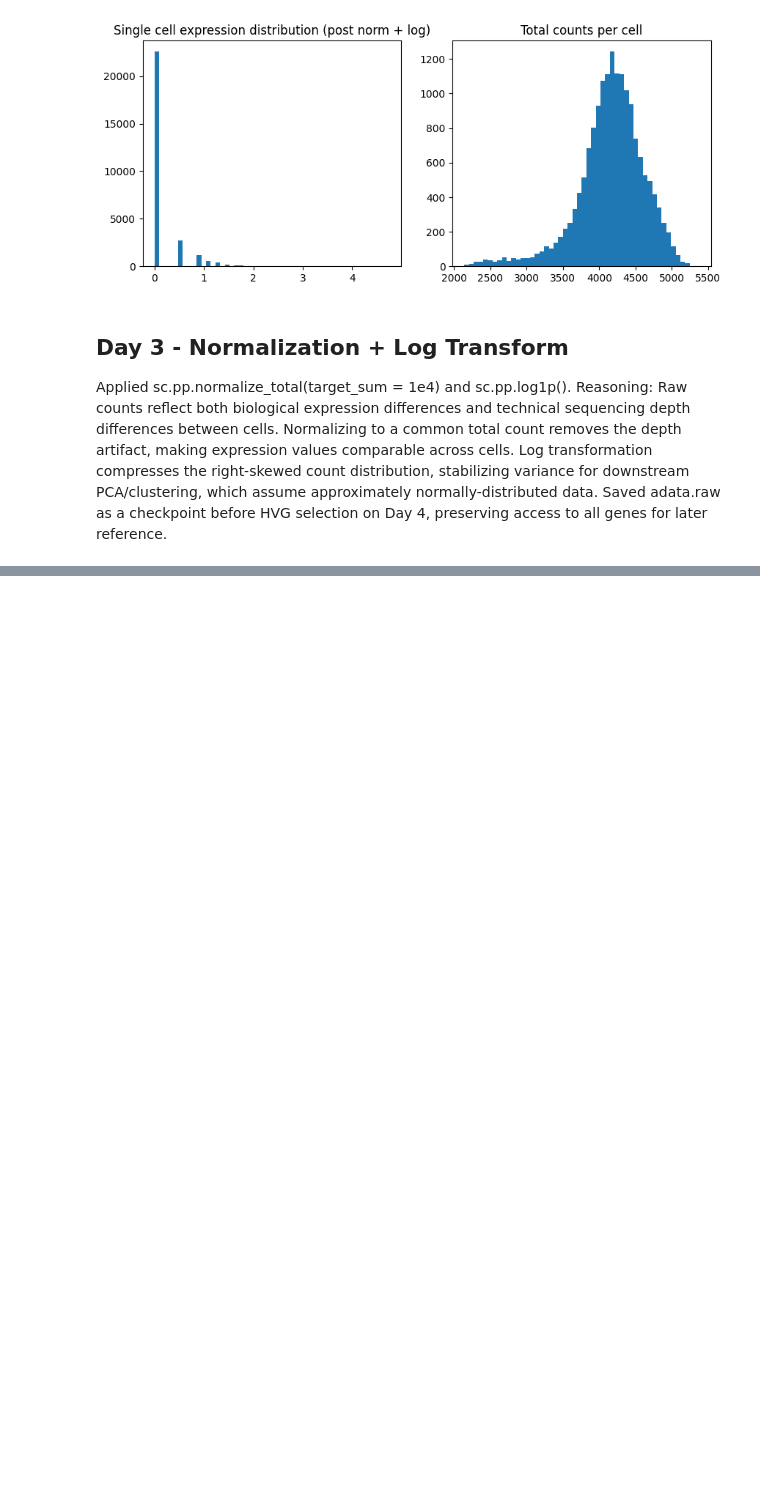
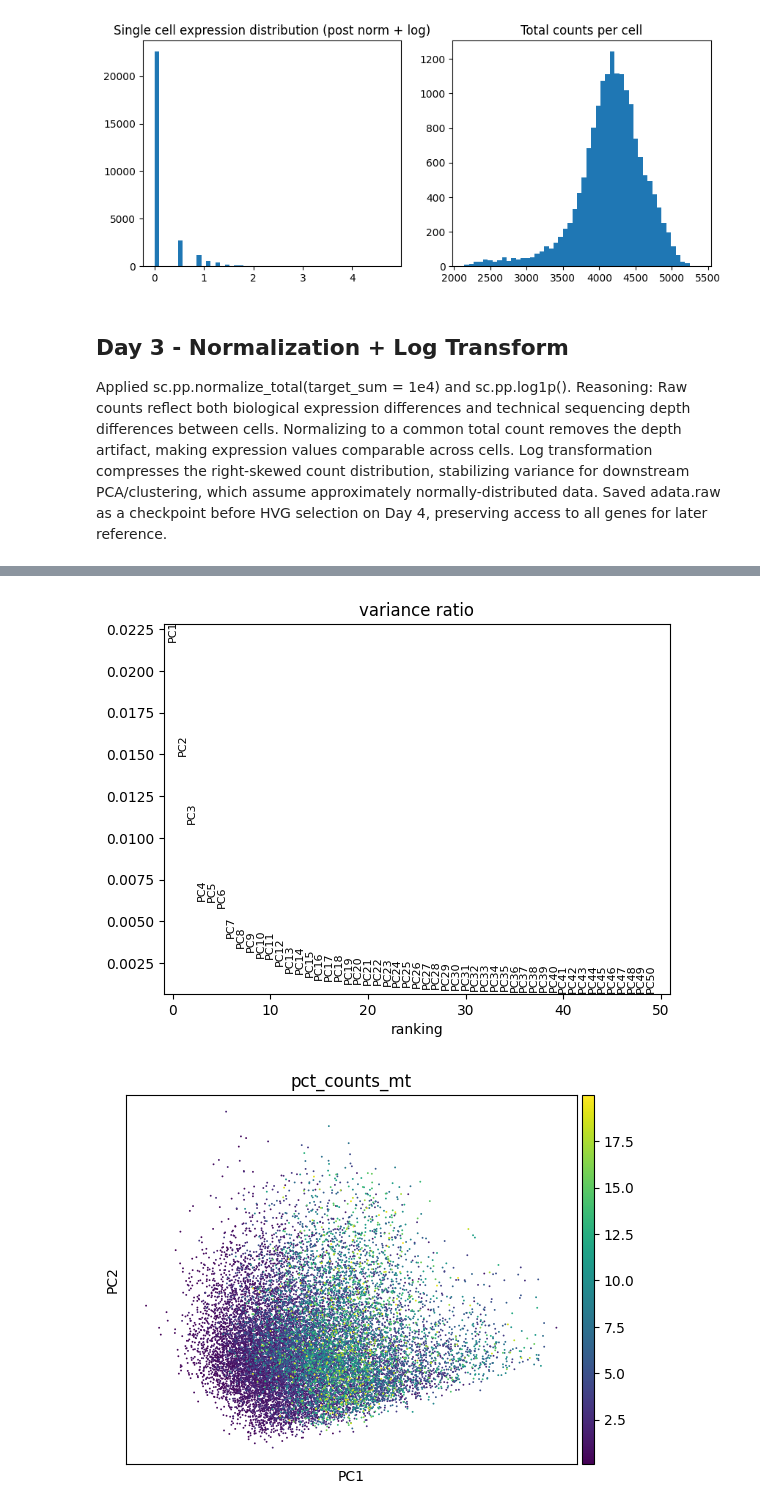
Before and after one commit to matthewniu333/neuroblastoma-multiome, a Jupyter notebook: notebooks/rna_preprocessing.ipynb, the cells around one changed output, grey strips where cells are left out. Saved outputs shown, nothing was run; the diff lists cells and outputs as text; code cells hidden in the pictures; blank space fills up the shorter version.

```diff
--- a/notebooks/rna_preprocessing.ipynb
+++ b/notebooks/rna_preprocessing.ipynb
@@ -158,0 +192,8 @@ Saved adata.raw as a checkpoint before HVG selection on Day 4, preserving access
+# %%
+#visualize how much variance each PC explains
+sc.pl.pca_variance_ratio(adata, n_pcs=50)
+#pca scatter plot to check if any QC metrics are still influencing structure
+sc.pl.pca(adata, color = 'pct_counts_mt')
+# %% [output]
+[figure, added]
+[figure, added]
```
Also changed, not shown: parts of 8 cells of this notebook.
